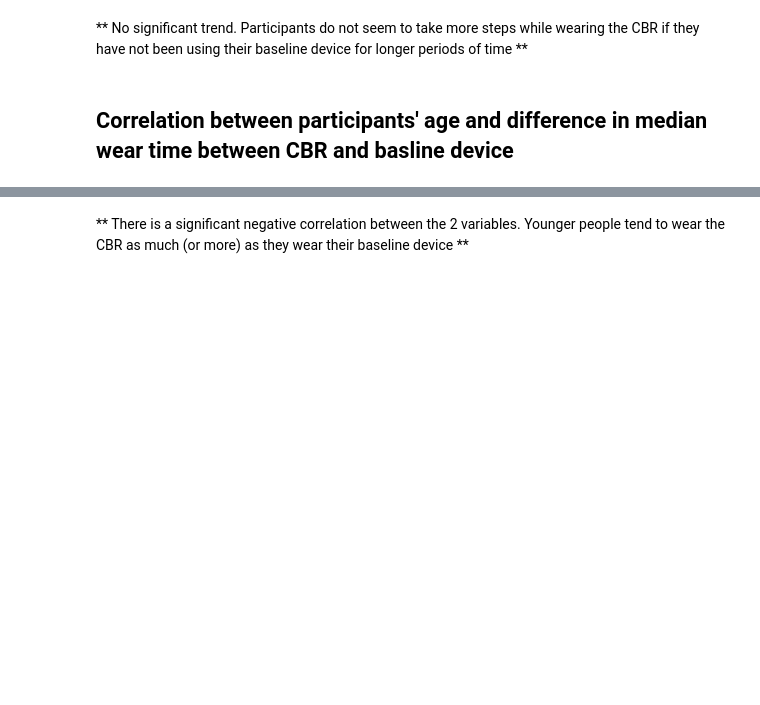
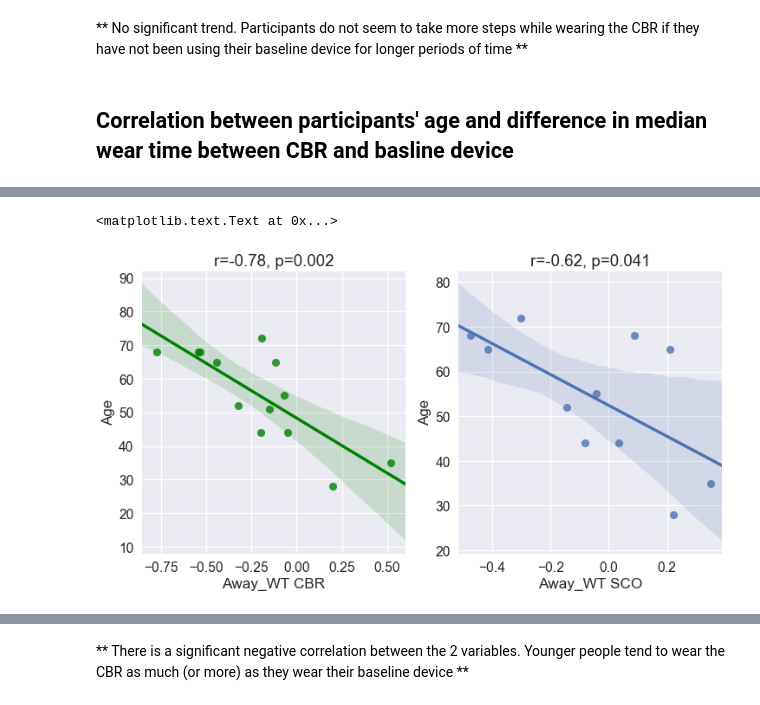
Before and after one commit to Luke3D/CbrAnalysis, a Jupyter notebook: DataAnalysis-Final2.ipynb, the cells around one changed output, grey strips where cells are left out. Cells and saved outputs as stored; diff of their text form; code cells hidden in the pictures; blank space fills up the shorter version.

```diff
--- a/DataAnalysis-Final2.ipynb
+++ b/DataAnalysis-Final2.ipynb
@@ -214,0 +232,18 @@ ax2.set_title('r=%.2f, p=%.3f'%(r,p))
+# %%
+fig = plt.figure(figsize=(12,6))
+ax1 = fig.add_subplot(121)
+sns.regplot(x='Away_WT CBR',y='Age',data=demographics,label='CBR',ax=ax1,color='g')
+xy = demographics.loc[~demographics['Away_WT CBR'].isnull(),['Away_WT CBR','Age']]
+x = xy['Away_WT CBR']; y = xy['Age']
+r,p=pearsonr(x,y)
+ax1.set_title('r=%.2f, p=%.3f'%(r,p))
+
+ax2 = fig.add_subplot(122)
+sns.regplot(x='Away_WT SCO',y='Age',data=demographics,label='SCO',ax=ax2)
+xy = demographics.loc[~demographics['Away_WT SCO'].isnull(),['Away_WT SCO','Age']]
+x = xy['Away_WT SCO']; y = xy['Age']
+r,p=pearsonr(x,y)
+ax2.set_title('r=%.2f, p=%.3f'%(r,p))
+# %% [output]
+<matplotlib.text.Text at 0x...>
+[figure, added]
```
Also changed, not shown: parts of 16 cells of this notebook.
